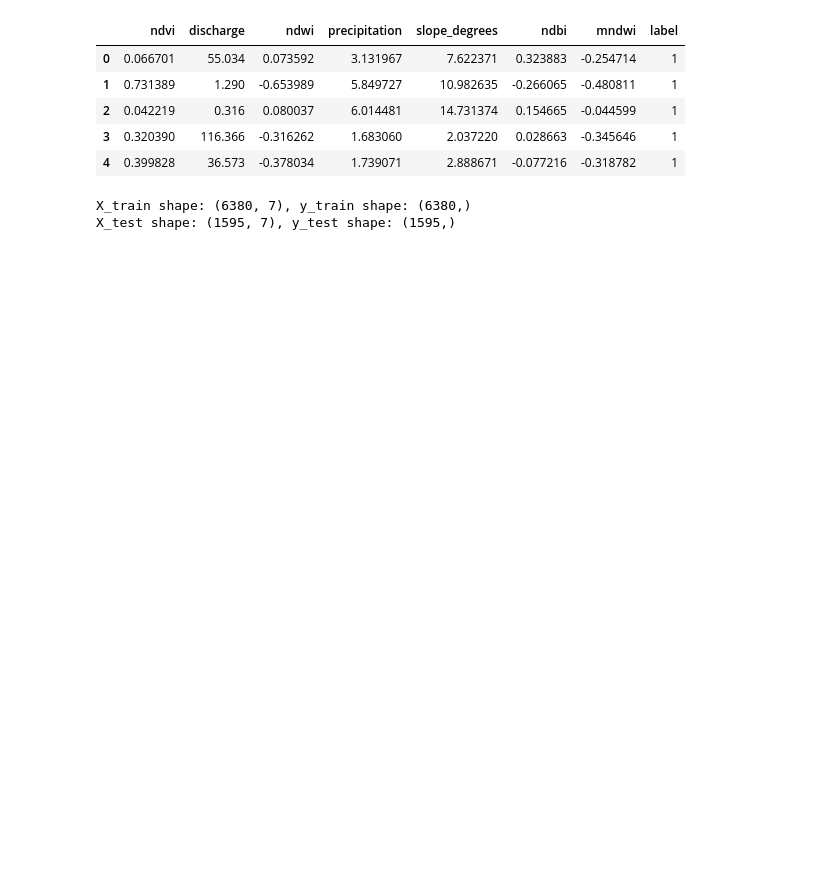
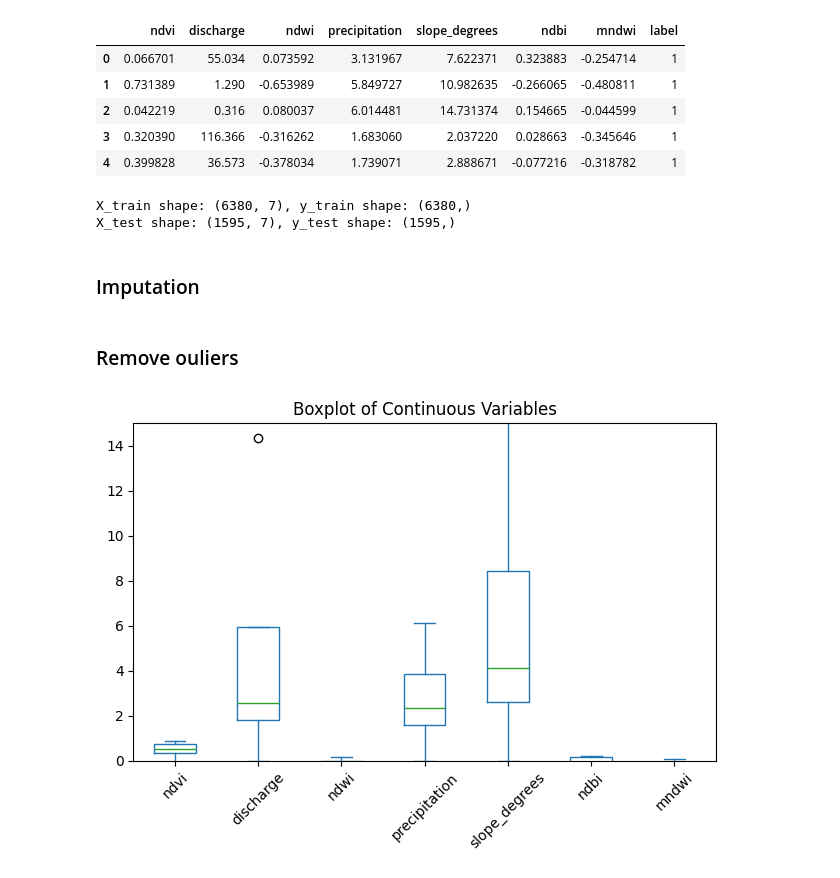
Before and after one commit to alinioan/Hydropower-plant-prediction, a Jupyter notebook: main.ipynb, the cells around one changed output. Cells and saved outputs as stored; diff of their text form; code cells hidden in the pictures; blank space fills up the shorter version.

```diff
--- a/main.ipynb
+++ b/main.ipynb
@@ -9,6 +9,7 @@ from sklearn.experimental import enable_iterative_imputer
 from sklearn.impute import IterativeImputer
 from sklearn.preprocessing import StandardScaler
 # %%
+COLUMNS = ["ndvi", "discharge", "ndwi", "precipitation", "slope_degrees", "ndbi", "mndwi"]
 DATA_PATH = "data/results/final_data.csv"
 df = pd.read_csv(DATA_PATH)
 
@@ -36,5 +37,7 @@ print(f"X_test shape: {X_test.shape}, y_test shape: {y_test.shape}")
 # %% [output]
 X_train shape: (6380, 7), y_train shape: (6380,)
 X_test shape: (1595, 7), y_test shape: (1595,)
+# %% [markdown]
+### Imputation
 # %%
 imputer = SimpleImputer(missing_values=np.nan, strategy='mean')
@@ -43,3 +46,31 @@ X_test_imputed = imputer.transform(X_test)
 
 X_train = X_train_imputed
 X_test = X_test_imputed
+# %% [markdown]
+### Remove ouliers
+# %%
+def impute_outliers(df, columns, imputer):
+    Q1 = df[columns].quantile(0.25)
+    Q3 = df[columns].quantile(0.75)
+    IQR = Q3 - Q1
+    outlier_mask = (df[columns] < (Q1 - 1.5 * IQR)) | (df[columns] > (Q3 + 1.5 * IQR))
+    df_out = df.copy()
+    df_out[outlier_mask] = np.nan  # Set outliers to NaN for imputation
+    df_out[columns] = pd.DataFrame(imputer.fit_transform(df_out[columns]), columns=columns)
+
+    return df_out
+
+train_no_outliers = impute_outliers(X_train, COLUMNS, imputer)
+test_no_outliers = impute_outliers(X_test, COLUMNS, imputer)
+
+X_train = train_no_outliers
+X_test = test_no_outliers
+
+X_train.describe().plot.box()
+plt.title('Boxplot of Continuous Variables')
+plt.xticks(rotation=45)
+plt.ylim(top=15, bottom=0)
+plt.tight_layout()
+plt.show()
+# %% [output]
+[figure, added]
```
Also changed, not shown: parts of 6 cells of this notebook, 3 other files.
